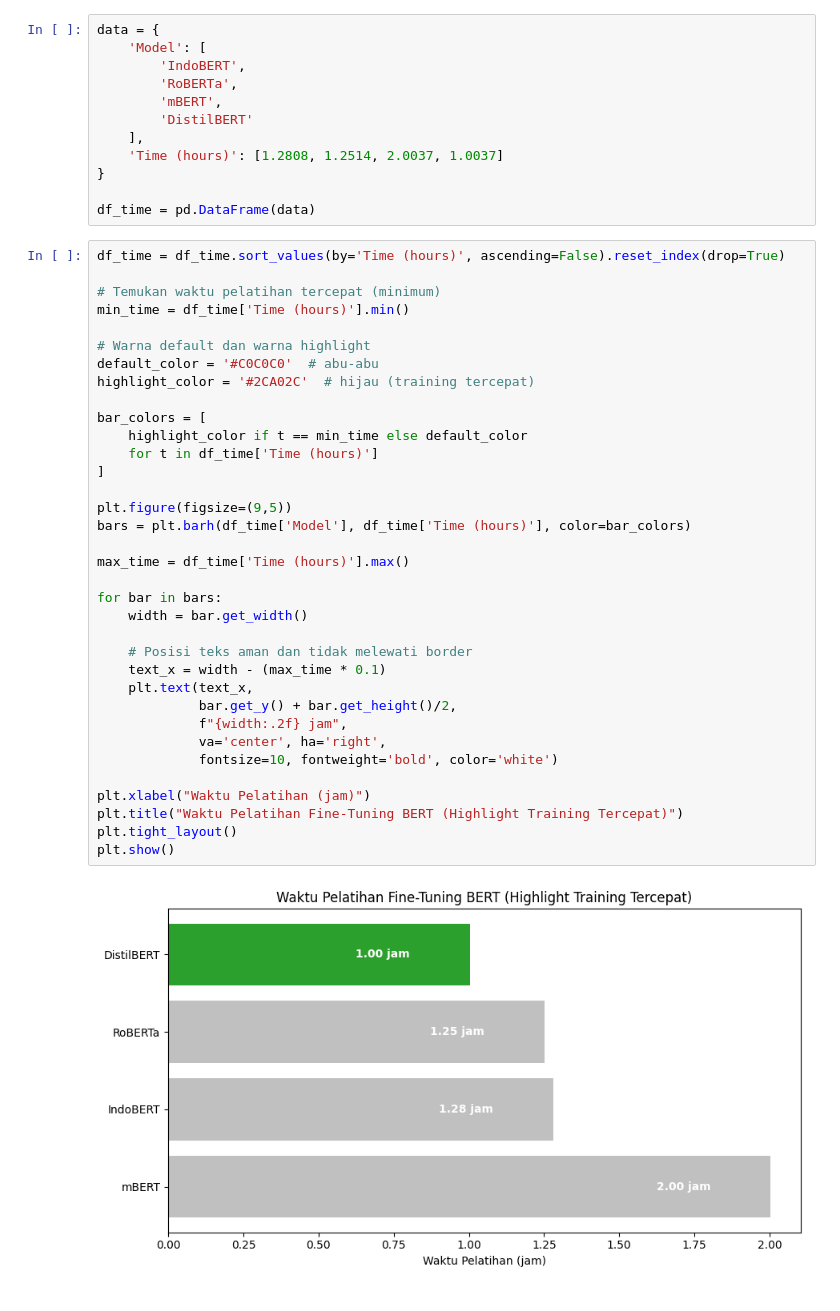
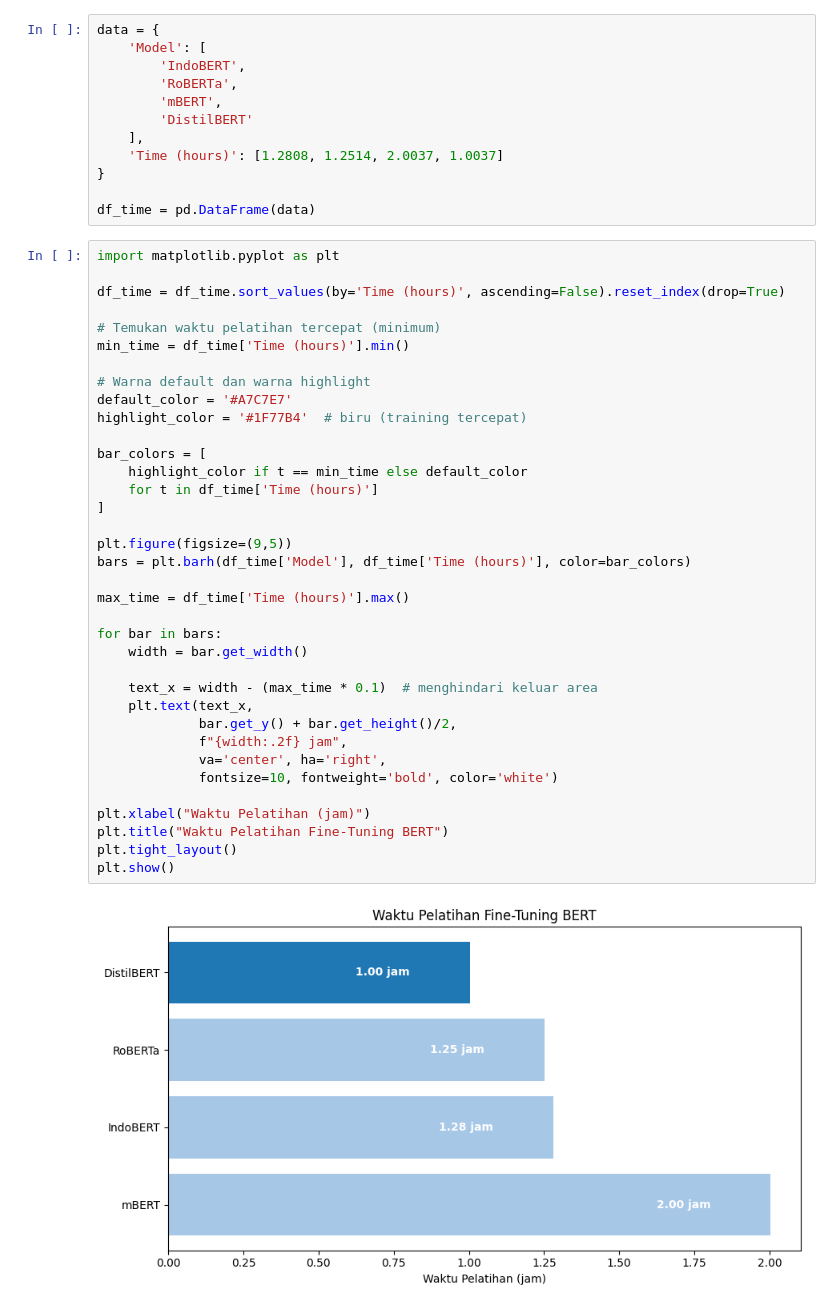
Before and after one commit to RasyadBima15/Multiclass-Emotion-Classification-on-Indonesian-Product-Reviews, a Jupyter notebook: Result/General/code.ipynb, the cells around one changed output. Saved outputs shown, nothing was run; the diff lists cells and outputs as text.

```diff
--- a/Result/General/code.ipynb
+++ b/Result/General/code.ipynb
@@ -14,39 +14,40 @@ data = {
 
 df_time = pd.DataFrame(data)
 # %%
+import matplotlib.pyplot as plt
+
 df_time = df_time.sort_values(by='Time (hours)', ascending=False).reset_index(drop=True)
 
 # Temukan waktu pelatihan tercepat (minimum)
 min_time = df_time['Time (hours)'].min()
 
 # Warna default dan warna highlight
-default_color = '#C0C0C0'  # abu-abu
-highlight_color = '#2CA02C'  # hijau (training tercepat)
+default_color = '#A7C7E7'
+highlight_color = '#1F77B4'  # biru (training tercepat)
 
 bar_colors = [
     highlight_color if t == min_time else default_color
     for t in df_time['Time (hours)']
 ]
 
 plt.figure(figsize=(9,5))
 bars = plt.barh(df_time['Model'], df_time['Time (hours)'], color=bar_colors)
 
 max_time = df_time['Time (hours)'].max()
 
 for bar in bars:
     width = bar.get_width()
 
-    # Posisi teks aman dan tidak melewati border
-    text_x = width - (max_time * 0.1)
+    text_x = width - (max_time * 0.1)  # menghindari keluar area
     plt.text(text_x,
              bar.get_y() + bar.get_height()/2,
              f"{width:.2f} jam",
              va='center', ha='right',
              fontsize=10, fontweight='bold', color='white')
 
 plt.xlabel("Waktu Pelatihan (jam)")
-plt.title("Waktu Pelatihan Fine-Tuning BERT (Highlight Training Tercepat)")
+plt.title("Waktu Pelatihan Fine-Tuning BERT")
 plt.tight_layout()
 plt.show()
 # %% [output]
-[figure, old version]
+[figure, new version]
```
Also changed, not shown: parts of 7 cells of this notebook, 10 other files.
